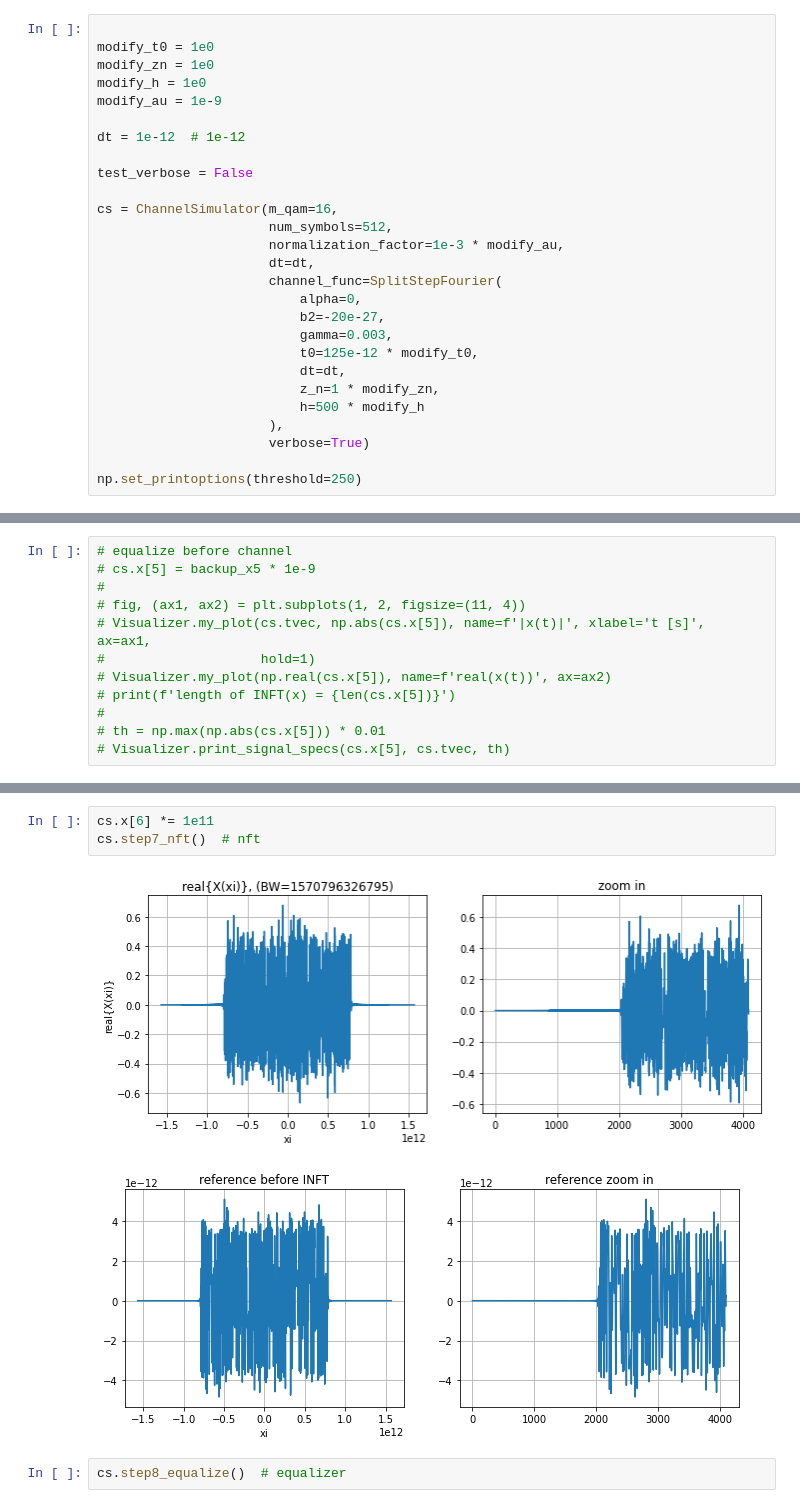
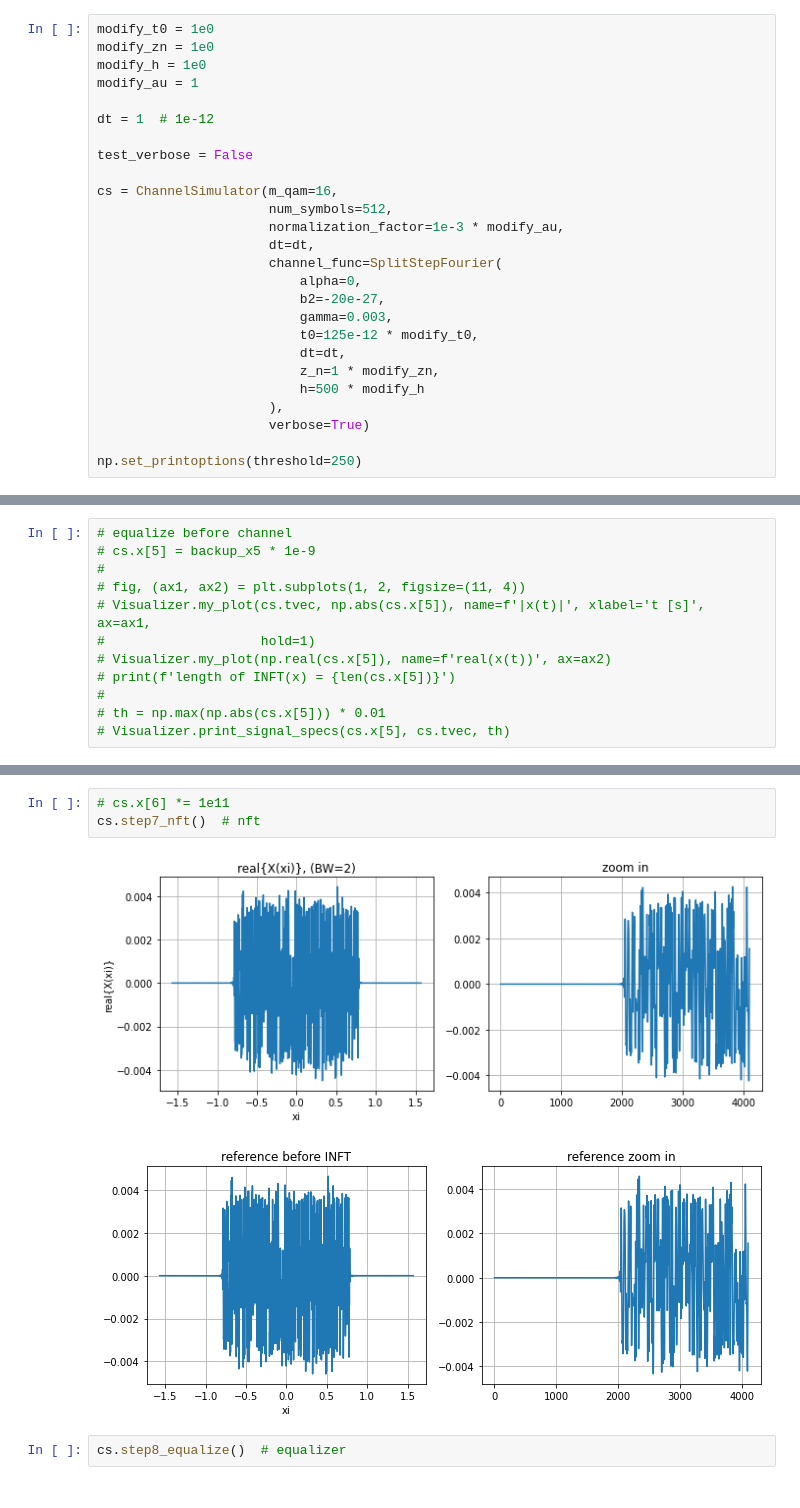
Before and after one commit to Yarden92/Thesis-code, a Jupyter notebook: apps/single_run_full_debug_cleaner.ipynb, the cells around one changed output, grey strips where cells are left out. Saved outputs shown, nothing was run; the diff lists cells and outputs as text.

```diff
--- a/apps/single_run_full_debug_cleaner.ipynb
+++ b/apps/single_run_full_debug_cleaner.ipynb
@@ -17,13 +17,12 @@ from src.signal_processing import SP
 # Channel Simulation
 here starts the actual channel simulator code.
 # %%
-
 modify_t0 = 1e0
 modify_zn = 1e0
 modify_h = 1e0
-modify_au = 1e-9
+modify_au = 1
 
-dt = 1e-12  # 1e-12
+dt = 1  # 1e-12
 
 test_verbose = False
 
@@ -111,9 +110,9 @@ cs.step6_channel()  # channel (ssf)
 # %%
-cs.x[6] *= 1e11
+# cs.x[6] *= 1e11
 cs.step7_nft()  # nft
 # %% [output]
-[figure, old version]
+[figure, new version]
-[figure, old version]
+[figure, new version]
 # %%
 cs.step8_equalize()  # equalizer
 # %%
```
Also changed, not shown: parts of 10 cells of this notebook.
